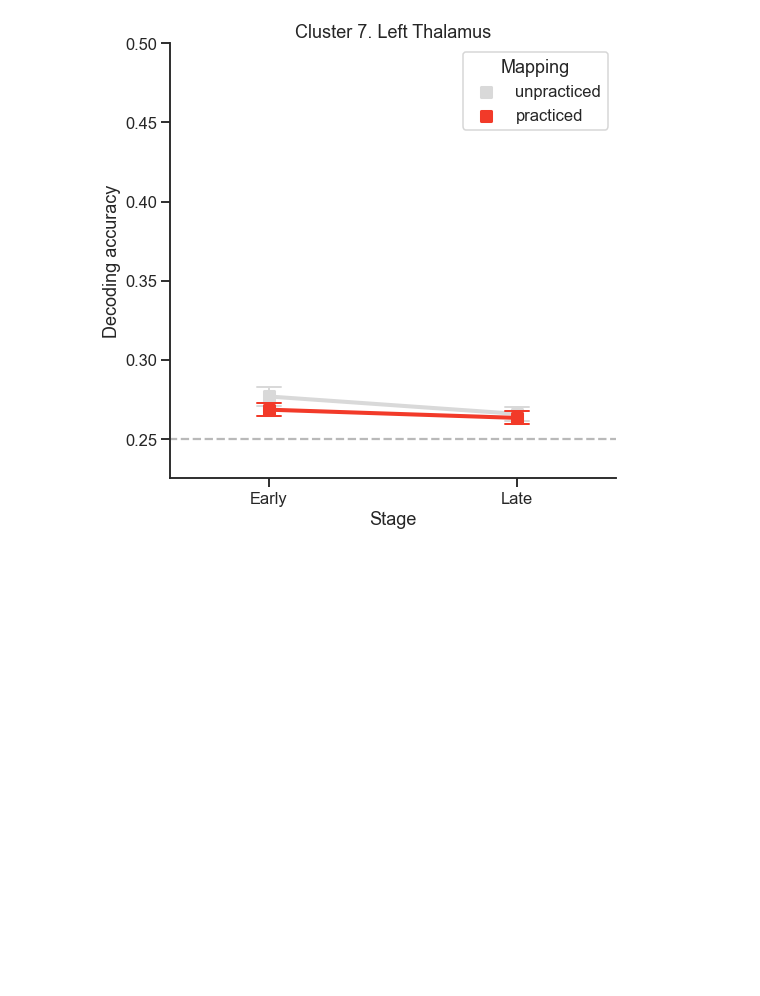
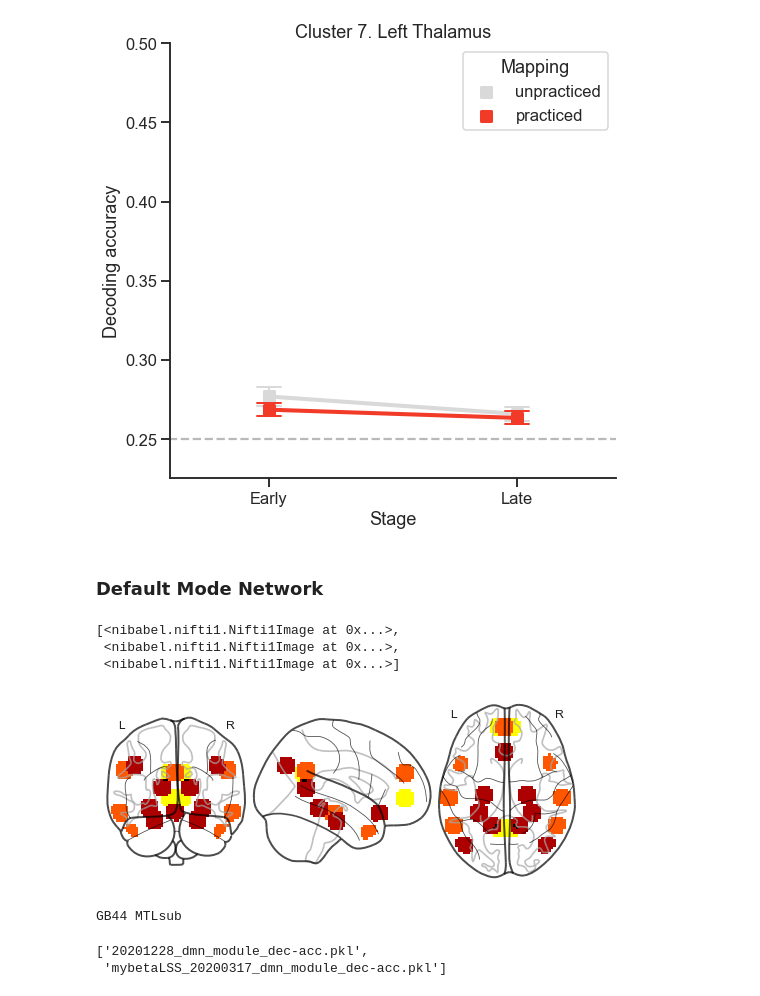
Before and after one commit to psb629/labs, a Jupyter notebook: GA/scripts/fMRI_analysis.ipynb, the cells around one changed output. Saved outputs shown, nothing was run; the diff lists cells and outputs as text; code cells hidden in the pictures; blank space fills up the shorter version.

```diff
--- a/GA/scripts/fMRI_analysis.ipynb
+++ b/GA/scripts/fMRI_analysis.ipynb
@@ -48,6 +48,8 @@ fMRI_dir = root_dir + '/fMRI_data'
 preproc_dir = fMRI_dir + '/preproc_data'
 stat_dir = fMRI_dir + '/stats'
 roi_dir = fMRI_dir + '/roi'
+loc_dir = roi_dir + '/localizer'
+dmn_dir = roi_dir + '/DMN'
 # roi_full_dir = roi_dir + '/full'                # tlrc
 # roi_caudate_dir = roi_dir + '/GA_caudate_roi'   # orig
 # roi_split_dir = roi_dir + '/split_roi'          # orig
@@ -128,7 +150,7 @@ data = {}
 for ii in id_list:
     for nn in nn_list:
         subj = ii + nn
-        for run in runs:
+        for run in run_list:
             data[subj, run] = nilearn.image.load_img(join(data_dir,nn,'betasLSS.%s.%s.nii.gz'%(subj,run)))
         print(subj, end='\r')
 # %% [output]
@@ -156,24 +178,8 @@ for ii in id_list:
     for nn in nn_list:
         subj = ii + nn
         for name, roi_img in roi_imgs.items():
-            if ('pos', 'unpracticed', subj, name) in results:
-                continue
-
-            X = [
-                fast_masking(roi=roi_img, img=data[subj, 'r01']),
-                fast_masking(roi=roi_img, img=data[subj, 'r02']),
-                fast_masking(roi=roi_img, img=data[subj, 'r03']),
-            ]
-
-            results['pos', 'practiced', subj, name] = cross_validation(X, target_pos)
-
-            X = [
-                fast_masking(roi=roi_img, img=data[subj, 'r04']),
-                fast_masking(roi=roi_img, img=data[subj, 'r05']),
-                fast_masking(roi=roi_img, img=data[subj, 'r06']),
-            ]
-
-            results['pos', 'unpracticed', subj, name] = cross_validation(X, target_pos)
-
+            for i, pp in enumerate(['practiced','unpracticed']):
+                X = [fast_masking(roi=roi_img, img=data[subj,rr]) for rr in run_list[i*3:(i+1)*3]]
+                results['pos', pp, subj, name] = cross_validation(X, target_pos)
             print(subj, name, end='\r')
 # %% [output]
@@ -380,3 +393,43 @@ draw_lineplot(rname, 'Cluster 7. Left Thalamus')
 # %% [output]
 n200_c7_L_Thalamus
 [figure]
+# %% [markdown]
+### Default Mode Network
+# %%
+module_names = ['Core', 'dMsub', 'MTLsub']
+
+roi_imgs = []
+roi_names = []
+
+for name in module_names:
+    fname = join(dmn_dir, name+'.nii')
+    roi_imgs.append(nilearn.image.load_img(fname))
+    roi_names.append(name)
+# %%
+roi_imgs
+# %% [output]
+[<nibabel.nifti1.Nifti1Image at 0x...>,
+ <nibabel.nifti1.Nifti1Image at 0x...>,
+ <nibabel.nifti1.Nifti1Image at 0x...>]
+# %%
+dmn_roi_img = nilearn.image.math_img(img1=roi_imgs[0], formula='img1 * 0')
+
+for i, roi_img in enumerate(roi_imgs, 1):
+    dmn_roi_img = nilearn.image.math_img(img1=dmn_roi_img, img2=roi_img, formula='img1 + img2 * %d' % i)
+
+_ = nilearn.plotting.plot_glass_brain(dmn_roi_img)
+# %% [output]
+[figure, added]
+# %%
+results = {}
+
+for ii in id_list:
+    for nn in nn_list:
+        subj = ii + nn
+        for roi_img, roi_name in zip(roi_imgs, roi_names):
+            for i, pp in enumerate(['practiced','unpracticed']):
+                X = [fast_masking(roi=roi_img, img=data[subj,rr]) for rr in run_list[i*3:(i+1)*3]]
+                results['pos', pp, subj, roi_name] = cross_validation(X, target_pos)
+            print(subj, name, end='\r')
+# %% [output]
+GB44 MTLsub
@@ -382,0 +440,6 @@ n200_c7_L_Thalamus
+# %%
+pkl_list = glob('*_dmn_module_dec-acc.pkl')
+pkl_list
+# %% [output]
+['20201228_dmn_module_dec-acc.pkl',
+ 'mybetaLSS_20200317_dmn_module_dec-acc.pkl']
```
Also changed, not shown: parts of 16 cells of this notebook, 2 other files.
